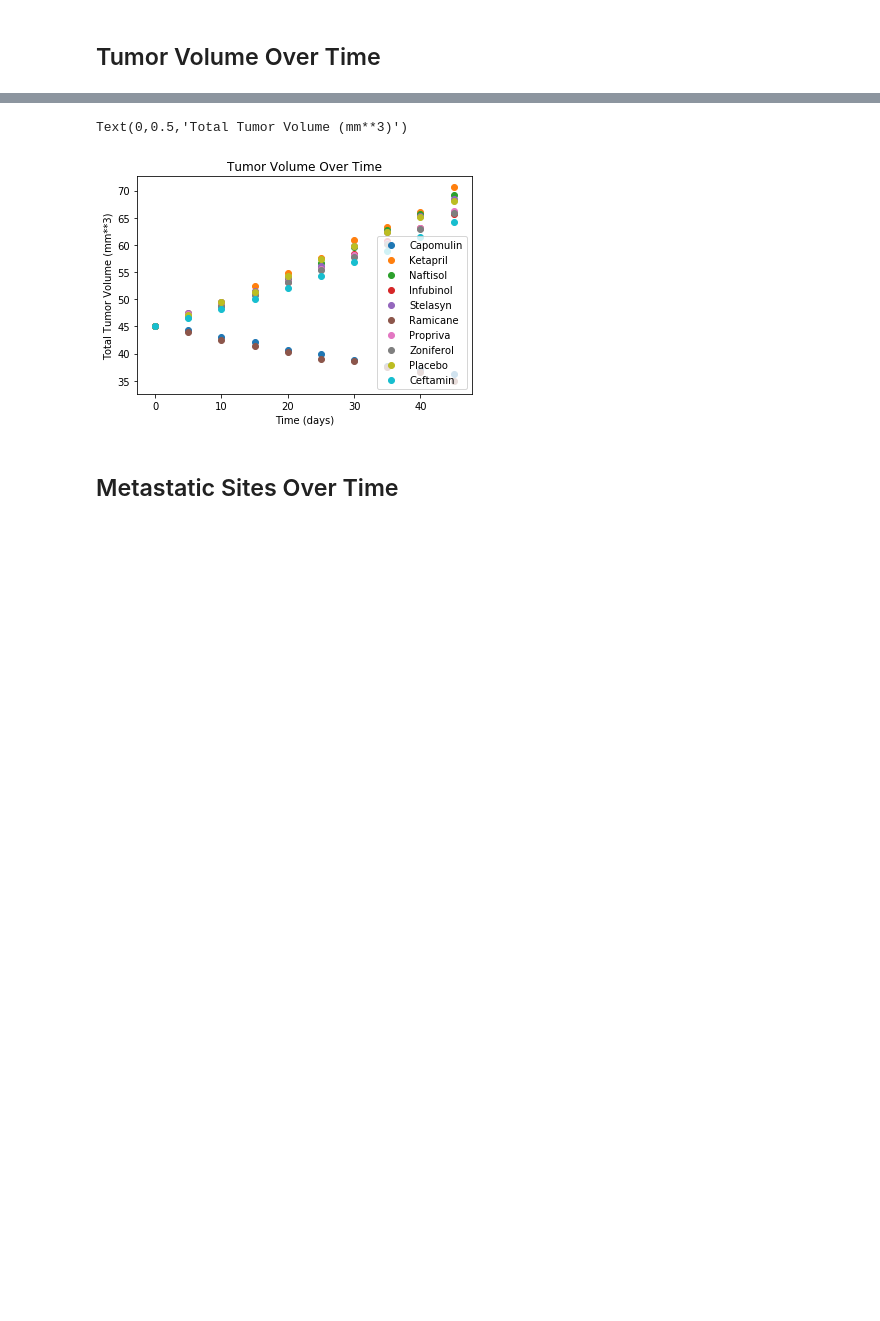
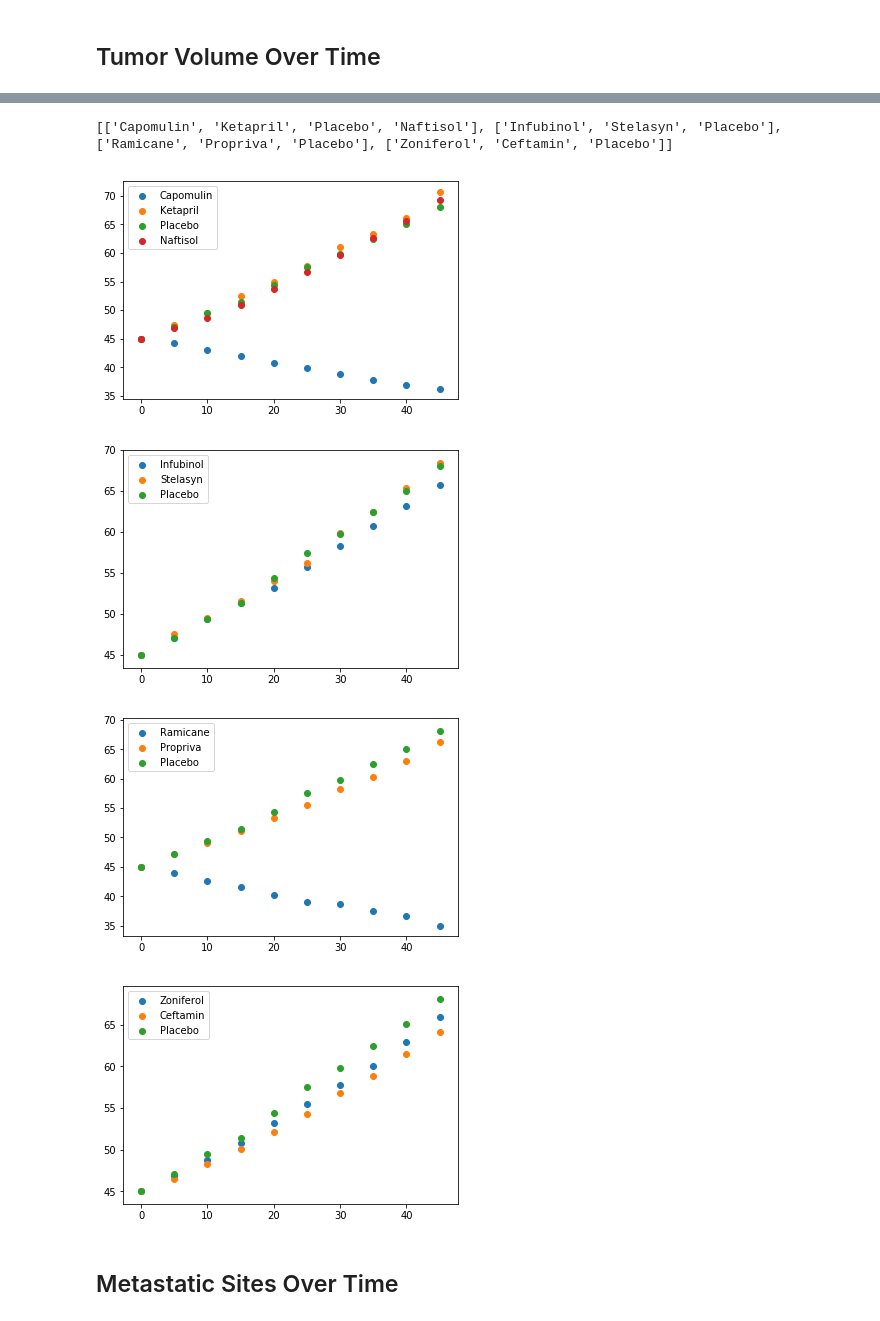
Before and after one commit to tobymbern/Pymaceuticals, a Jupyter notebook: main.ipynb, the cells around one changed output, grey strips where cells are left out. Saved outputs shown, nothing was run; the diff lists cells and outputs as text; code cells hidden in the pictures; blank space fills up the shorter version.

Commit message:
beginnings of graphing function

```diff
--- a/main.ipynb
+++ b/main.ipynb
@@ -60,16 +59,30 @@ tumor_volume.head(10)
 | 40 | 36.958001 | 66.068580 | 65.600754 | 63.162824 | 65.356386 | 36.574081 | 63.045537 | 62.916692 | 65.052675 | ... |
 | 45 | 36.236114 | 70.662958 | 69.265506 | 65.755562 | 68.438310 | 34.955595 | 66.258529 | 65.960888 | 68.084082 | ... |
 # %%
- for drug in tumor_volume.columns.values:
-     plt.scatter(tumor_volume.index.values, tumor_volume[drug])
+drugs_array = [[drugs[0],drugs[1],drugs[8],drugs[2]], \
+               [drugs[3],drugs[4],drugs[8]], \
+               [drugs[5],drugs[6],drugs[8]],\
+               [drugs[7],drugs[9],drugs[8]]]
+#list of lists for our subplots
 
-plt.legend(tumor_volume.columns.values)
-plt.title("Tumor Volume Over Time")
-plt.xlabel('Time (days)')
-plt.ylabel('Total Tumor Volume (mm**3)')
+
+for i in range(1,5):
+    plt.figure()
+    for drug in tumor_volume[drugs_array[i-1]]:
+        plt.scatter(tumor_volume.index.values, tumor_volume[drug])
+    plt.legend(drugs_array[i-1])
+#     plt.title("Tumor Volume Over Time")
+#     plt.xlabel('Time (days)')
+#     plt.ylabel('Total Tumor Volume (mm**3)')
+#     plt.subplot(2,2,1)
+print(drugs_array)
+x = range(4)
 # %% [output]
-Text(0,0.5,'Total Tumor Volume (mm**3)')
+[['Capomulin', 'Ketapril', 'Placebo', 'Naftisol'], ['Infubinol', 'Stelasyn', 'Placebo'], ['Ramicane', 'Propriva', 'Placebo'], ['Zoniferol', 'Ceftamin', 'Placebo']]
-[figure, old version]
+[figure, new version]
+[figure, added]
+[figure, added]
+[figure, added]
 # %% [markdown]
 ## Metastatic Sites Over Time
 # %%
```
Also changed, not shown: parts of 2 cells of this notebook.
